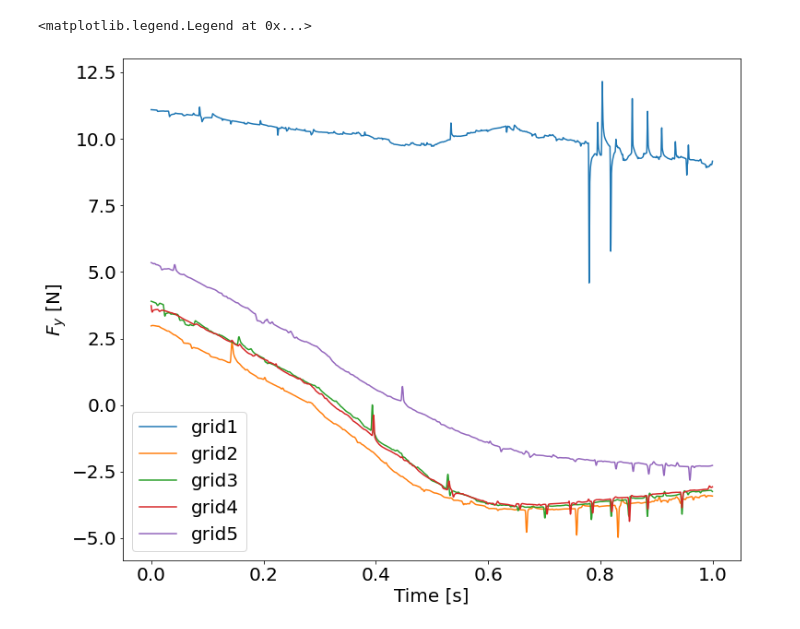
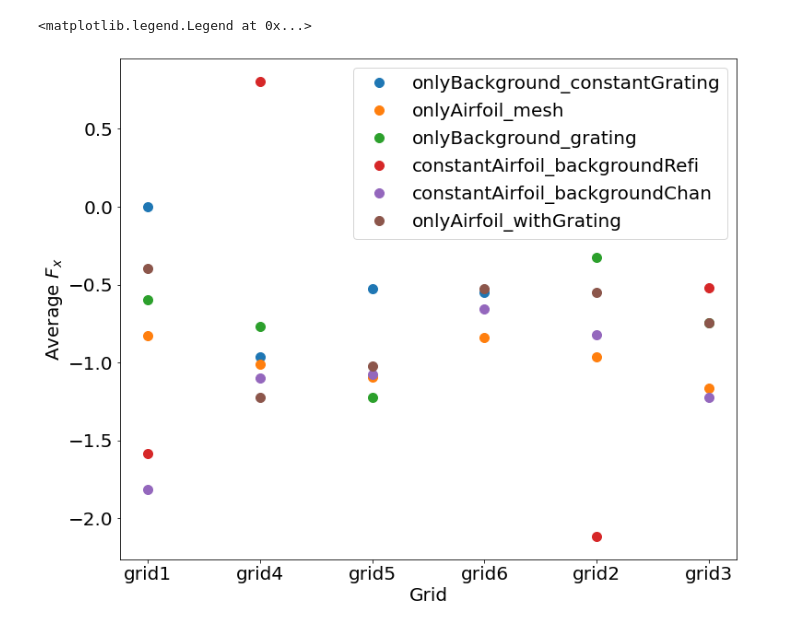
Before and after one commit to michaelcoe/Ika-Flow, a Jupyter notebook: OpenFOAM/postProcessing/gridComparison.ipynb, the cells around one changed output. Cells and saved outputs as stored; diff of their text form; code cells hidden in the pictures.

```diff
--- a/OpenFOAM/postProcessing/gridComparison.ipynb
+++ b/OpenFOAM/postProcessing/gridComparison.ipynb
@@ -134,16 +145,30 @@ NameError: name 'force_names' is not defined
-# %%
-fig2, ax2 = plt.subplots(figsize=(12,10))
-for i, names in enumerate(force_names):
-    filtered_force = du.filterData(total_y[i], kernelLength=11, kernelFunction='hanning')
-    x = np.linspace(force_time[i][0], force_time[i][-1], len(filtered_force))
-    filtered_force = np.interp(force_time[i], x, filtered_force)
-    average.append(np.mean(filtered_force))
-    ax2.plot((force_time[i]-force_time[i][0])/force_period[i], filtered_force, label=force_names[i])
-
-ax2.set_ylabel('$F_y$ [N]')
-ax2.set_xlabel('Time [s]')
-ax2.legend()
-# %% [output]
-<matplotlib.legend.Legend at 0x...>
-[figure, removed]
+# %%
+combined_force_file = pio.get_files(data_location, 'combined_forces.xlsx')[0]
+
+xl = pd.ExcelFile(Path(combined_force_file))
+case_names = xl.sheet_names
+
+grid = []
+average_x = []
+average_y = []
+average_z = []
+
+for i, name in enumerate(case_names):
+    df = pd.read_excel(Path(combined_force_file), sheet_name=name)
+
+    grid.append(df['Grid'].values)
+    average_x.append(df['Average_x'].values)
+    average_y.append(df['Average_y'].values)
+    average_z.append(df['Average_z'].values)
+# %%
+fig2, ax2 = plt.subplots(figsize=(12,10))
+for i, name in enumerate(case_names):
+    ax2.plot(grid[i], average_x[i], 'o', label=name)
+
+ax2.set_xlabel('Grid')
+ax2.set_ylabel('Average $F_x$')
+ax2.legend()
+# %% [output]
+<matplotlib.legend.Legend at 0x...>
+[figure, added]
 # %%
```
Also changed, not shown: parts of 10 cells of this notebook, 5 other files.
